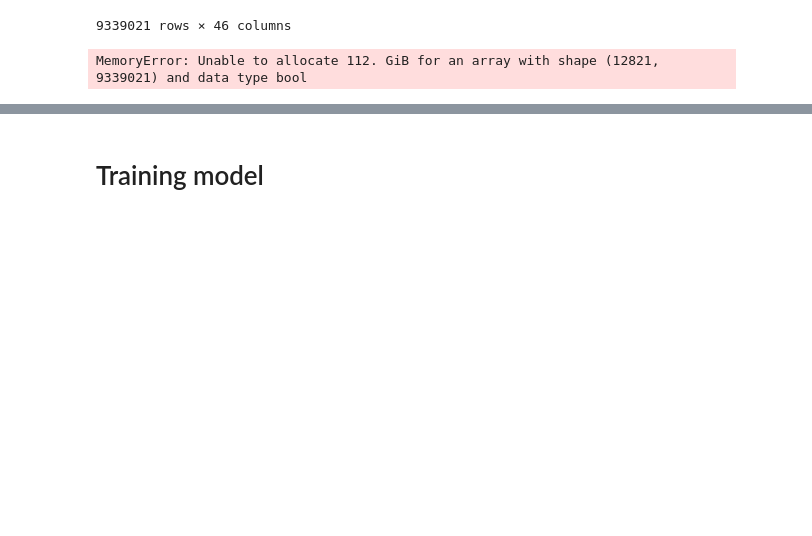
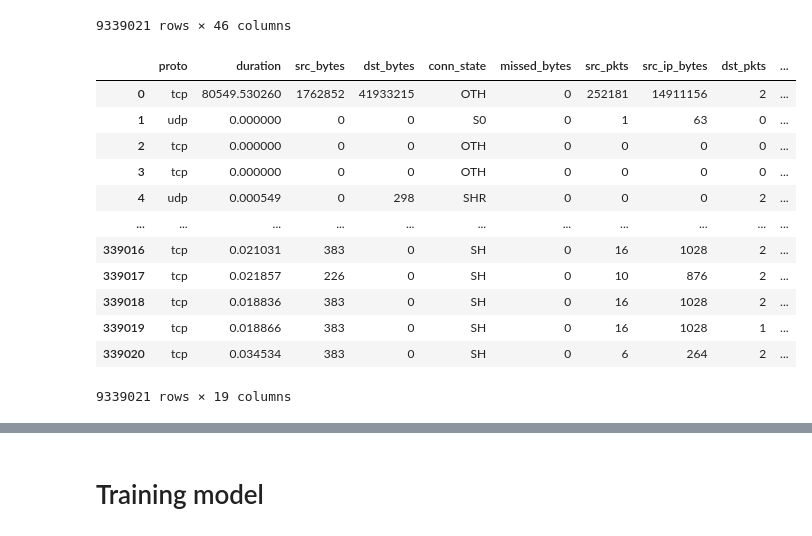
Before and after one commit to WEDH007/AI-x-init-Build, a Jupyter notebook: detailed_awareness_of_network_behavior/decision_tree_implementation_merged_v2.ipynb, the cells around one changed output, grey strips where cells are left out. Cells and saved outputs as stored; diff of their text form; code cells hidden in the pictures; blank space fills up the shorter version.

Commit message:
Solved the MemoryError
However, the whole notebook has not been run yet.

```diff
--- a/detailed_awareness_of_network_behavior/decision_tree_implementation_merged_v2.ipynb
+++ b/detailed_awareness_of_network_behavior/decision_tree_implementation_merged_v2.ipynb
@@ -115,23 +115,19 @@ df[numeric_cols] = df[numeric_cols].apply(lambda x: x.fillna(x.median()))
 
 # Fill missing categorical values with the mode (excluding 'type')
 df[categorical_cols] = df[categorical_cols].apply(lambda x: x.fillna(x.mode()[0]))
-
-# Encode the categorical variables (excluding 'type')
-df = pd.get_dummies(df, columns=categorical_cols)   # FIXME: MemoryError: Unable to allocate 112. GiB for an array with shape (12821, 9339021) and data type bool
-                                                    # Perhaps this error is due to the size of the dataset?
-
-# Now, 'type' is not altered and is ready to be used as the target variable for model training.
-
-# Proceed with scaling the numeric features
-from sklearn.preprocessing import StandardScaler
-
-scaler = StandardScaler()
-df[numeric_cols] = scaler.fit_transform(df[numeric_cols])
-
-# Your dataset is now ready for training and testing the model.
-
-# After preprocessing your training data
-trained_columns = df.columns.tolist()
-trained_columns = list(dict.fromkeys(trained_columns))
-# %% [output]
-MemoryError: Unable to allocate 112. GiB for an array with shape (12821, 9339021) and data type bool
+# %%
+df
+# %% [output]
+|  | proto | duration | src_bytes | dst_bytes | conn_state | missed_bytes | src_pkts | src_ip_bytes | dst_pkts | ... |
+| 0 | tcp | 80549.530260 | 1762852 | 41933215 | OTH | 0 | 252181 | 14911156 | 2 | ... |
+| 1 | udp | 0.000000 | 0 | 0 | S0 | 0 | 1 | 63 | 0 | ... |
+| 2 | tcp | 0.000000 | 0 | 0 | OTH | 0 | 0 | 0 | 0 | ... |
+| 3 | tcp | 0.000000 | 0 | 0 | OTH | 0 | 0 | 0 | 0 | ... |
+| 4 | udp | 0.000549 | 0 | 298 | SHR | 0 | 0 | 0 | 2 | ... |
+| ... | ... | ... | ... | ... | ... | ... | ... | ... | ... | ... |
+| 339016 | tcp | 0.021031 | 383 | 0 | SH | 0 | 16 | 1028 | 2 | ... |
+| 339017 | tcp | 0.021857 | 226 | 0 | SH | 0 | 10 | 876 | 2 | ... |
+| 339018 | tcp | 0.018836 | 383 | 0 | SH | 0 | 16 | 1028 | 2 | ... |
+| 339019 | tcp | 0.018866 | 383 | 0 | SH | 0 | 16 | 1028 | 1 | ... |
+| 339020 | tcp | 0.034534 | 383 | 0 | SH | 0 | 6 | 264 | 2 | ... |
+9339021 rows × 19 columns
```
Also changed, not shown: parts of 4 cells of this notebook.
